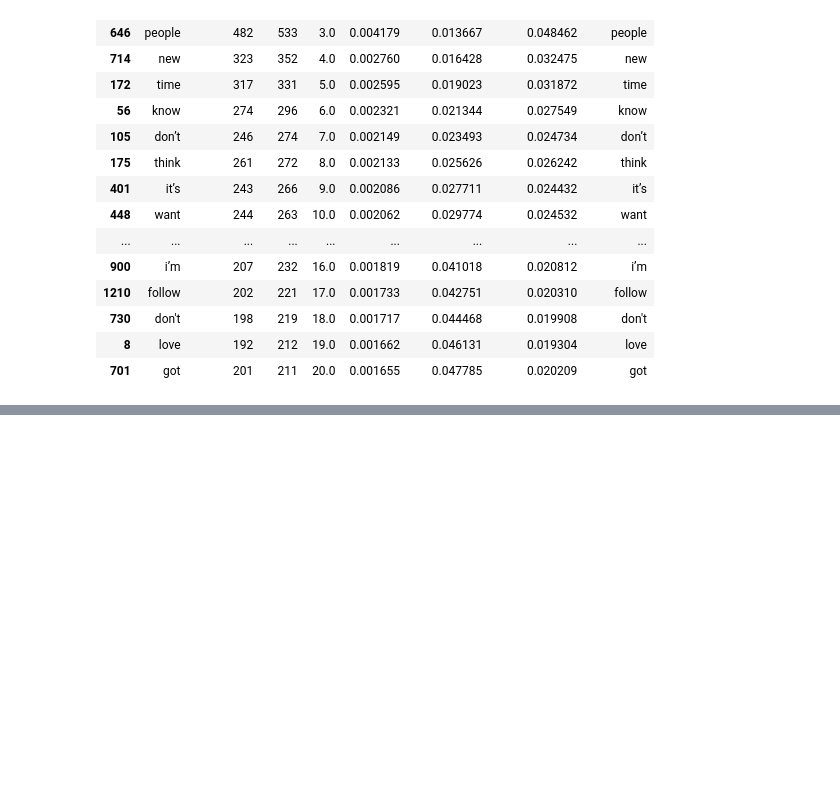
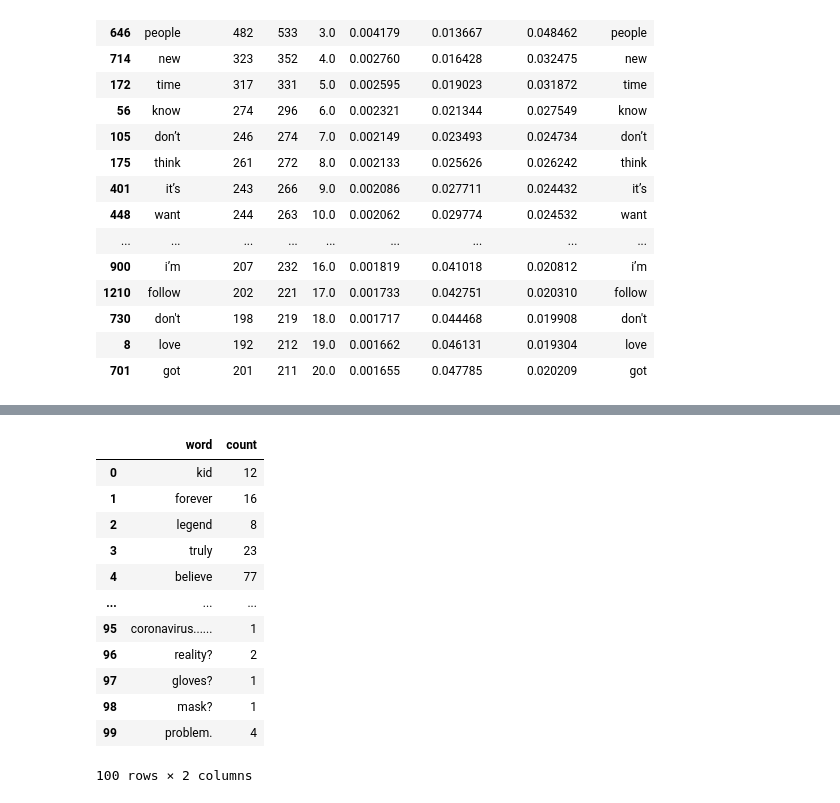
Before and after one commit to jacobpad/Labs-Stuff, a Jupyter notebook: Elon_twitter.ipynb, the cells around one changed output, grey strips where cells are left out. Saved outputs shown, nothing was run; the diff lists cells and outputs as text; code cells hidden in the pictures; blank space fills up the shorter version.

```diff
--- a/Elon_twitter.ipynb
+++ b/Elon_twitter.ipynb
@@ -404,0 +487,20 @@ df
+# %%
+# Make the word counts a dataframe
+wc = pd.DataFrame.from_dict(word_counts, orient='index')
+wc = wc.reset_index()
+wc = wc.rename(columns={'index':'word', 0:'count'})
+wc[:100]
+# %% [output]
+|  | word | count |
+| 0 | kid | 12 |
+| 1 | forever | 16 |
+| 2 | legend | 8 |
+| 3 | truly | 23 |
+| 4 | believe | 77 |
+| ... | ... | ... |
+| 95 | coronavirus...... | 1 |
+| 96 | reality? | 2 |
+| 97 | gloves? | 1 |
+| 98 | mask? | 1 |
+| 99 | problem. | 4 |
+100 rows × 2 columns
```
Also changed, not shown: parts of 15 cells of this notebook.
